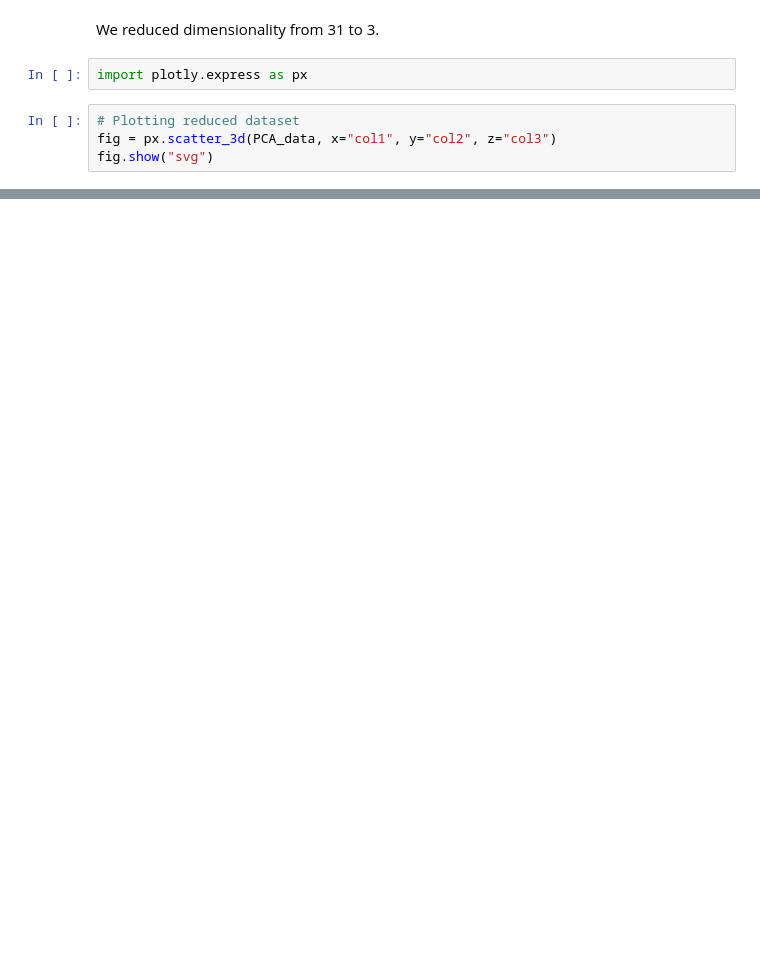
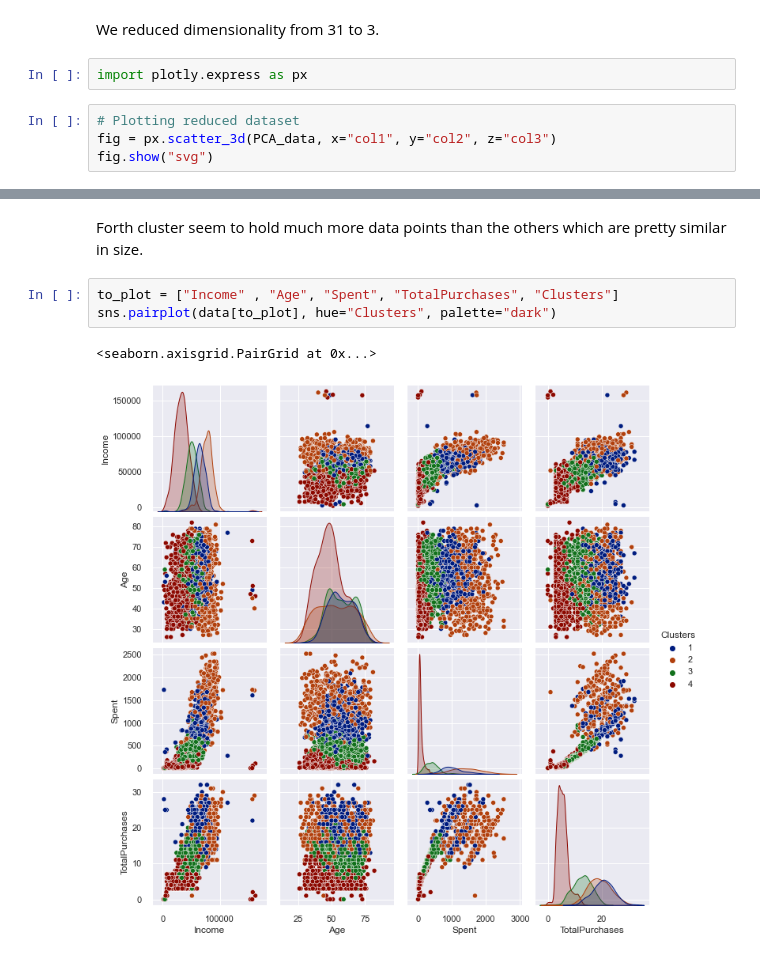
Before and after one commit to DenysIvanilov/Portfolio-Projects, a Jupyter notebook: CustomerSegmentation/NotebookAndModel/Customer_Segmentation.ipynb, the cells around one changed output, grey strips where cells are left out. Drawn from its saved outputs; the diff is of its cells as text; blank space fills up the shorter version.

```diff
--- a/CustomerSegmentation/NotebookAndModel/Customer_Segmentation.ipynb
+++ b/CustomerSegmentation/NotebookAndModel/Customer_Segmentation.ipynb
@@ -559,0 +599,8 @@ AttributeError: module 'yellowbrick' has no attribute 'SilhouetteVisualizer'
+# %% [markdown]
+Forth cluster seem to hold much more data points than the others which are pretty similar in size.
+# %%
+to_plot = ["Income" , "Age", "Spent", "TotalPurchases", "Clusters"]
+sns.pairplot(data[to_plot], hue="Clusters", palette="dark")
+# %% [output]
+<seaborn.axisgrid.PairGrid at 0x...>
+[figure, added]
```
Also changed, not shown: parts of 24 cells of this notebook.
